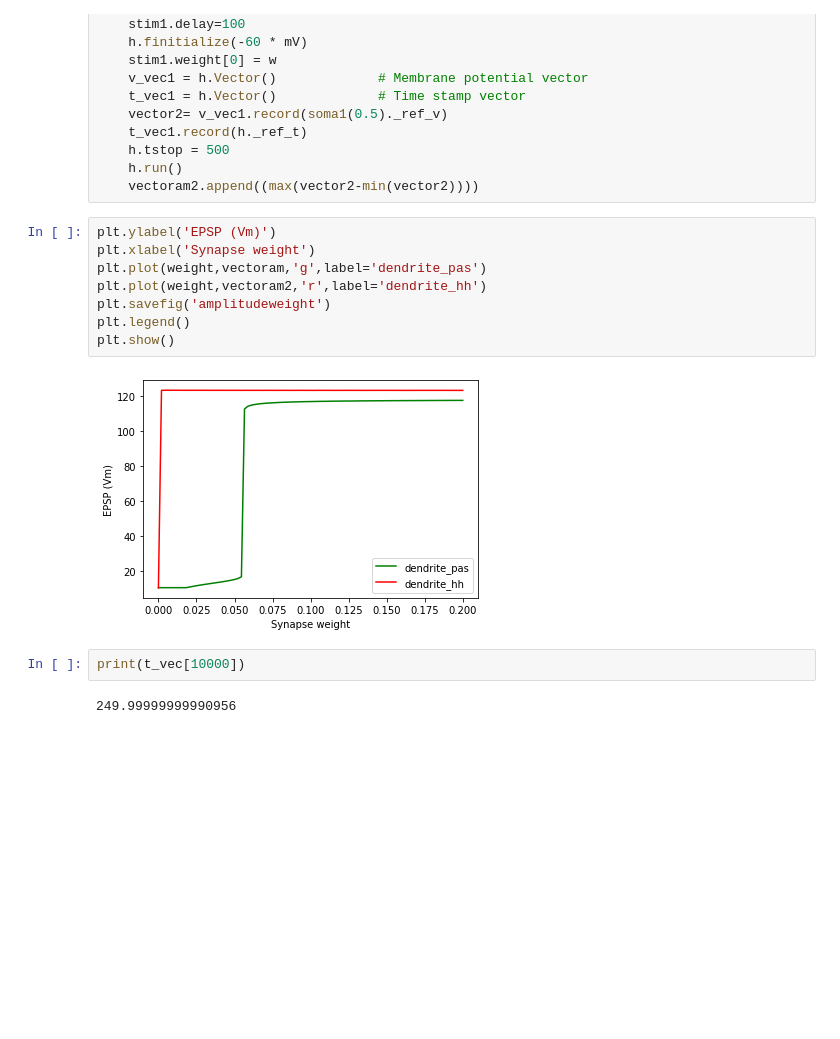
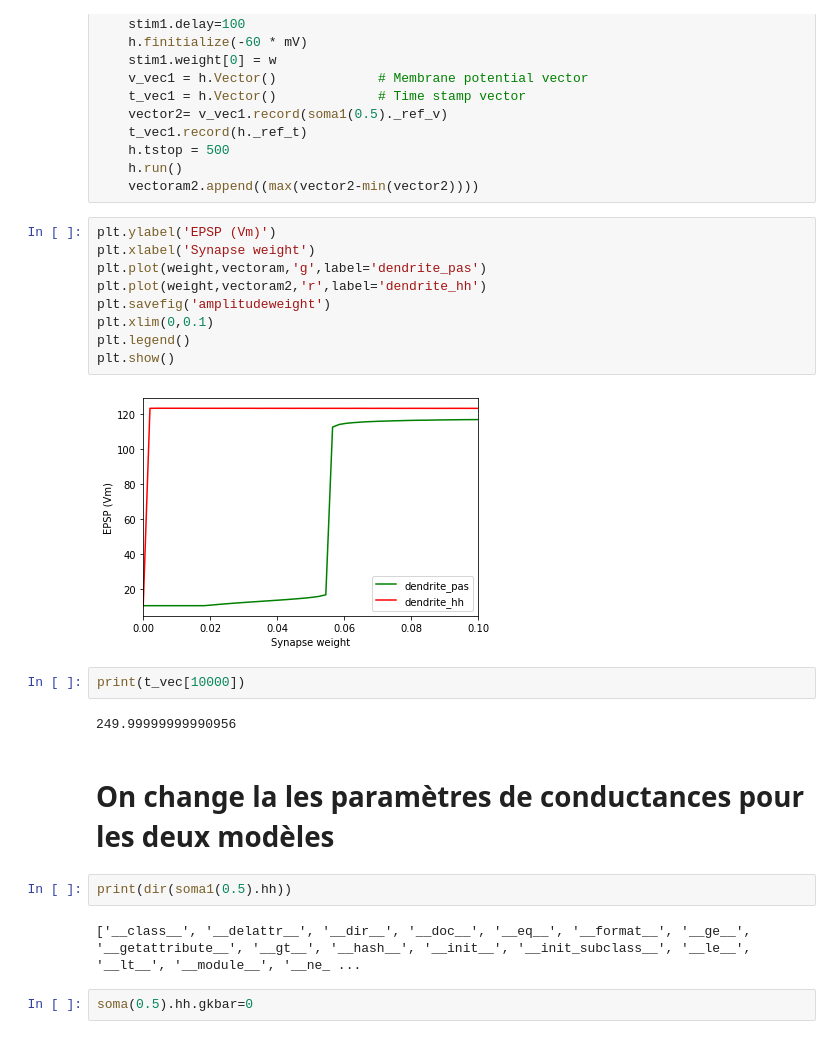
Before and after one commit to Kenzakadri/SU001_Presubiculum_Cell_Model, a Jupyter notebook: Exp2synapse.ipynb, the cells around one changed output. Drawn from its saved outputs; the diff is of its cells as text; blank space fills up the shorter version.

```diff
--- a/Exp2synapse.ipynb
+++ b/Exp2synapse.ipynb
@@ -560,14 +562,23 @@ for w in weight :
 # %%
 plt.ylabel('EPSP (Vm)')
 plt.xlabel('Synapse weight')
 plt.plot(weight,vectoram,'g',label='dendrite_pas')
 plt.plot(weight,vectoram2,'r',label='dendrite_hh')
 plt.savefig('amplitudeweight')
+plt.xlim(0,0.1)
 plt.legend()
 plt.show()
 # %% [output]
-[figure, old version]
+[figure, new version]
 # %%
 print(t_vec[10000])
 # %% [output]
 249.99999999990956
+# %% [markdown]
+# On change la les paramètres de conductances pour les deux modèles
+# %%
+print(dir(soma1(0.5).hh))
+# %% [output]
+['__class__', '__delattr__', '__dir__', '__doc__', '__eq__', '__format__', '__ge__', '__getattribute__', '__gt__', '__hash__', '__init__', '__init_subclass__', '__le__', '__lt__', '__module__', '__ne_ ...
+# %%
+soma(0.5).hh.gkbar=0
```
Also changed, not shown: parts of 2 cells of this notebook.
